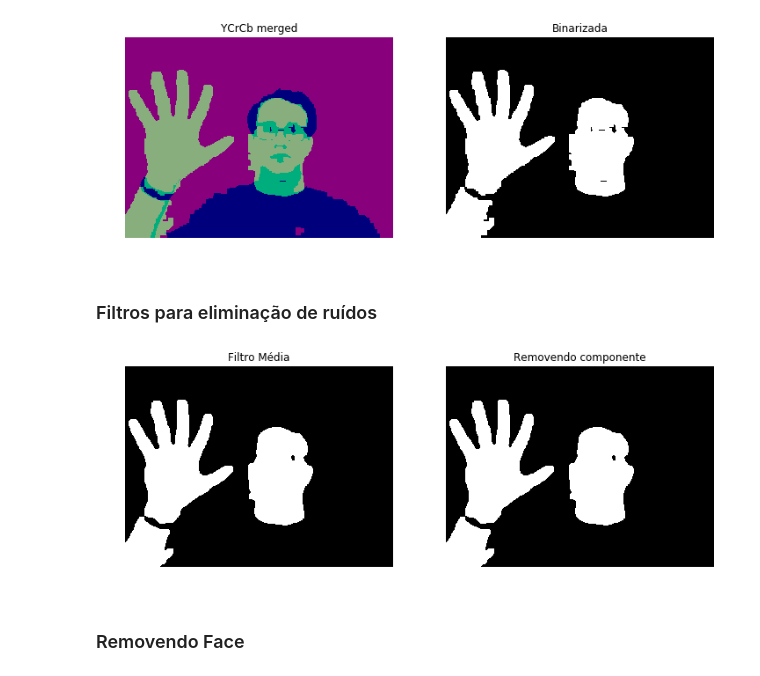
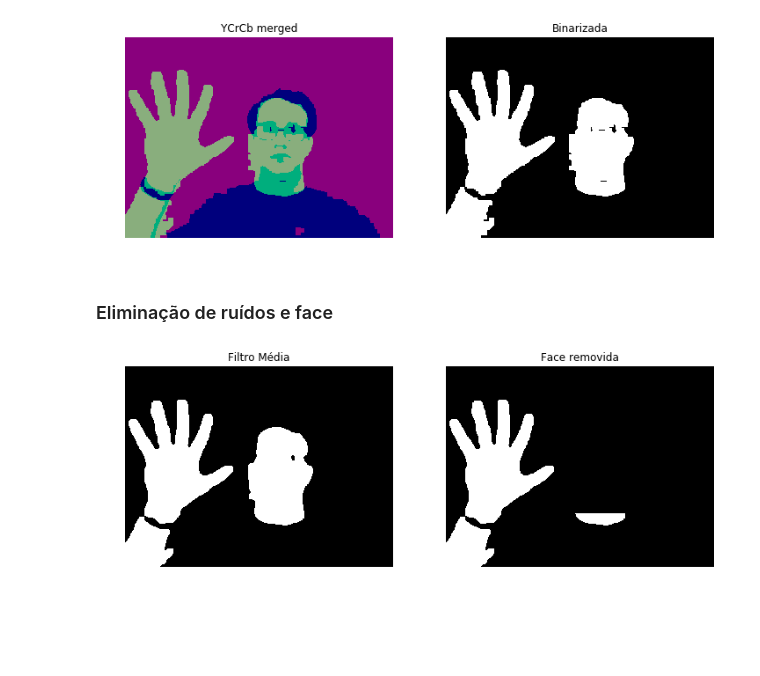
Before and after one commit to ssauloferreira/hand-tracking-classification, a Jupyter notebook: hand_gestures.ipynb, the cells around one changed output. Drawn from its saved outputs; the diff is of its cells as text; code cells hidden in the pictures; blank space fills up the shorter version.

```diff
--- a/hand_gestures.ipynb
+++ b/hand_gestures.ipynb
@@ -150,26 +154,26 @@ ax[1].set_axis_off()
 # %% [output]
 [figure]
 # %% [markdown]
-### Filtros para eliminação de ruídos
+### Eliminação de ruídos e face
 # %%
 mask = backSub.apply(image)
 img4 = cv2.bitwise_and(mask, img3)
 img5 = cv2.medianBlur(img4, wsize_gaussian)
 img5 = cv2.morphologyEx(img5, cv2.MORPH_OPEN, kernel)
 
 fig, axes = plt.subplots(1, 2, figsize=(12, 6))
 ax = axes.ravel()
 
 ax[0].imshow(img5, cmap='gray')
 ax[0].set_title('Filtro Média')
 ax[0].set_axis_off()
 
-img6 = remove_concomponent(img=img5, min_value=300)
+marge = 30
+for (x, y, w, h) in faces:
+    cv2.rectangle(img6, (x - marge, y - h + marge), (x + marge + w, y + marge + h), (0, 0, 0), -1)
 
 ax[1].imshow(img6, cmap='gray')
-ax[1].set_title('Removendo componente')
+ax[1].set_title('Face removida')
 ax[1].set_axis_off()
 # %% [output]
-[figure, old version]
+[figure, new version]
-# %% [markdown]
-### Removendo Face
```
Also changed, not shown: parts of 8 cells of this notebook.
